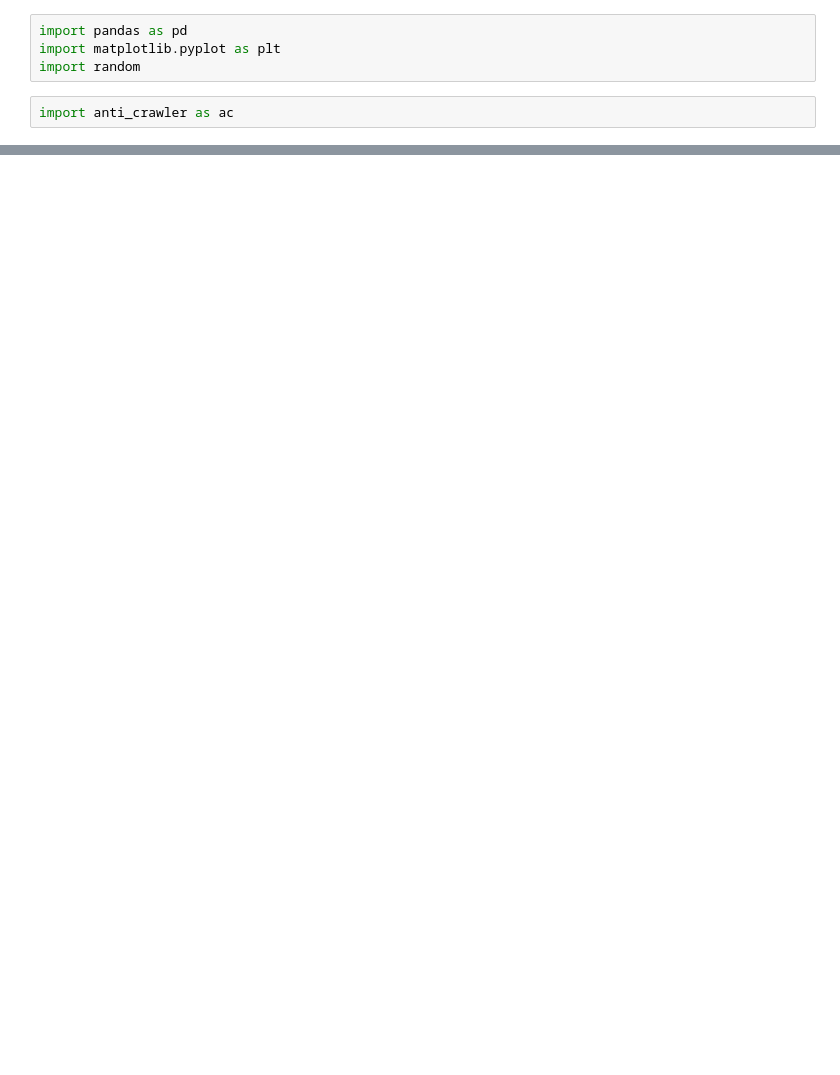
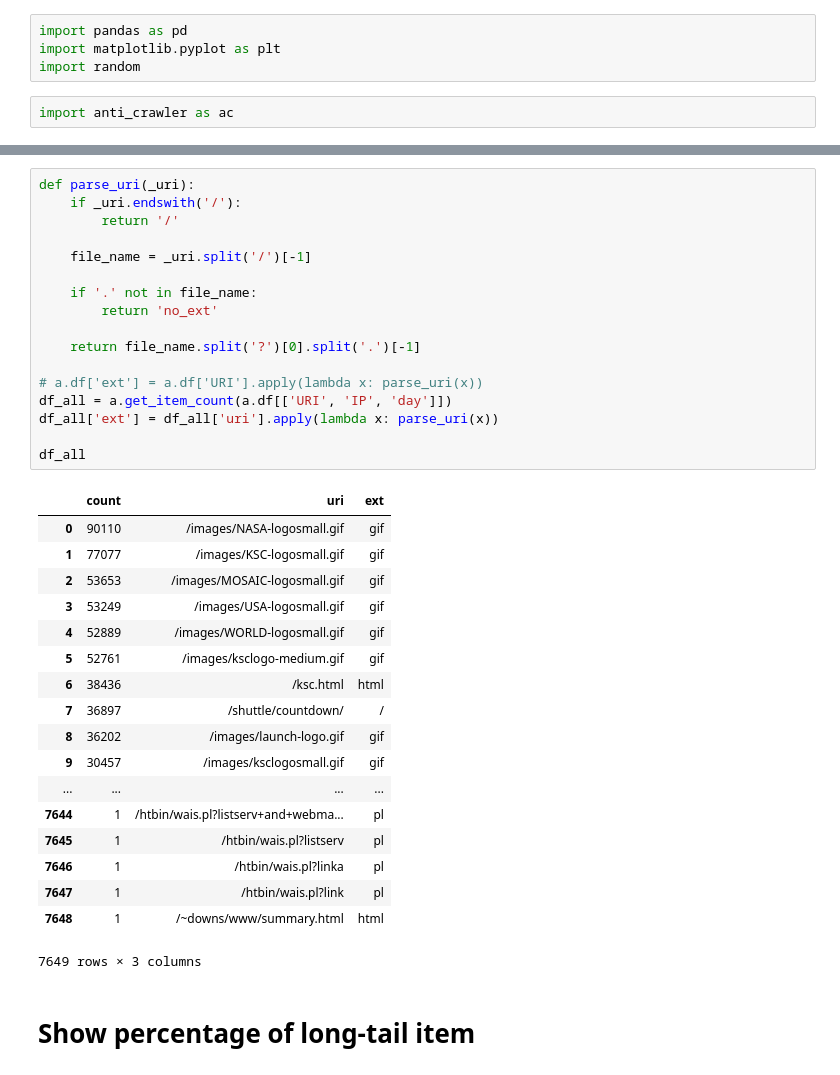
Before and after one commit to diemori/anti-crawler, a Jupyter notebook: 20_Experiments/Exmperiment_20180213.ipynb, the cells around one changed output, grey strips where cells are left out. Saved outputs shown, nothing was run; the diff lists cells and outputs as text; blank space fills up the shorter version.

```diff
--- a/20_Experiments/Exmperiment_20180213.ipynb
+++ b/20_Experiments/Exmperiment_20180213.ipynb
@@ -273,0 +314,38 @@ plt.show()
+# %%
+def parse_uri(_uri):
+    if _uri.endswith('/'):
+        return '/'
+
+    file_name = _uri.split('/')[-1]
+
+    if '.' not in file_name:
+        return 'no_ext'
+
+    return file_name.split('?')[0].split('.')[-1]
+
+# a.df['ext'] = a.df['URI'].apply(lambda x: parse_uri(x))
+df_all = a.get_item_count(a.df[['URI', 'IP', 'day']])
+df_all['ext'] = df_all['uri'].apply(lambda x: parse_uri(x))
+
+df_all
+# %% [output]
+|  | count | uri | ext |
+| 0 | 90110 | /images/NASA-logosmall.gif | gif |
+| 1 | 77077 | /images/KSC-logosmall.gif | gif |
+| 2 | 53653 | /images/MOSAIC-logosmall.gif | gif |
+| 3 | 53249 | /images/USA-logosmall.gif | gif |
+| 4 | 52889 | /images/WORLD-logosmall.gif | gif |
+| 5 | 52761 | /images/ksclogo-medium.gif | gif |
+| 6 | 38436 | /ksc.html | html |
+| 7 | 36897 | /shuttle/countdown/ | / |
+| 8 | 36202 | /images/launch-logo.gif | gif |
+| 9 | 30457 | /images/ksclogosmall.gif | gif |
+| ... | ... | ... | ... |
+| 7644 | 1 | /htbin/wais.pl?listserv+and+webma... | pl |
+| 7645 | 1 | /htbin/wais.pl?listserv | pl |
+| 7646 | 1 | /htbin/wais.pl?linka | pl |
+| 7647 | 1 | /htbin/wais.pl?link | pl |
+| 7648 | 1 | /~downs/www/summary.html | html |
+7649 rows × 3 columns
+# %% [markdown]
+# Show percentage of long-tail item
```
Also changed, not shown: parts of 24 cells of this notebook, 1 other file.
